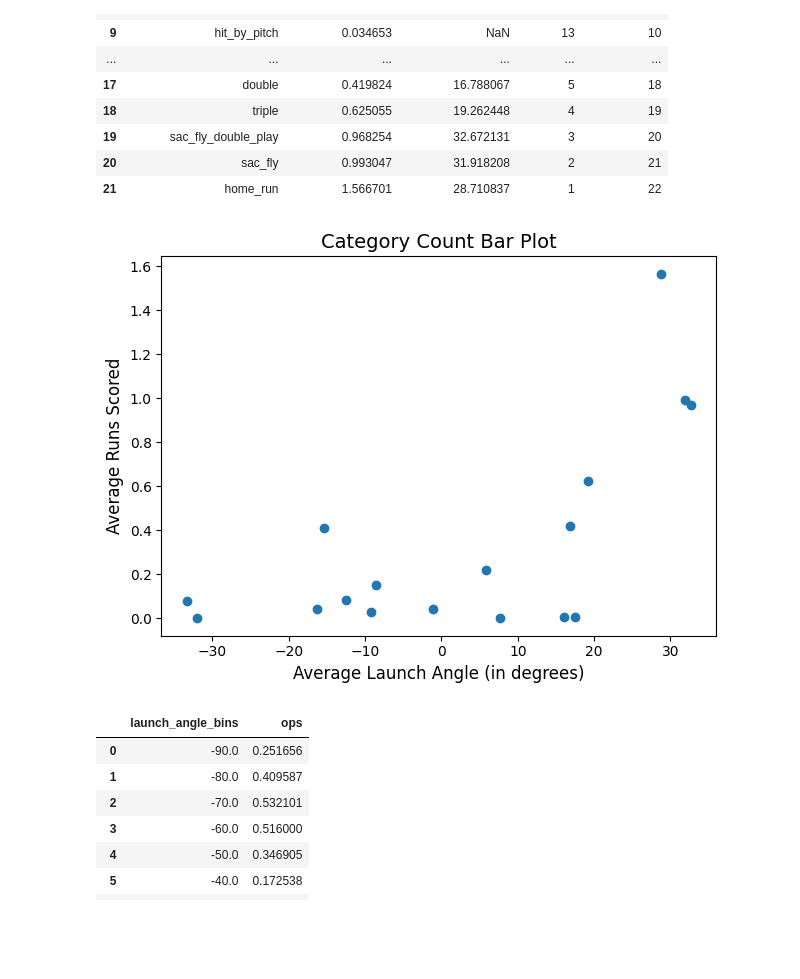
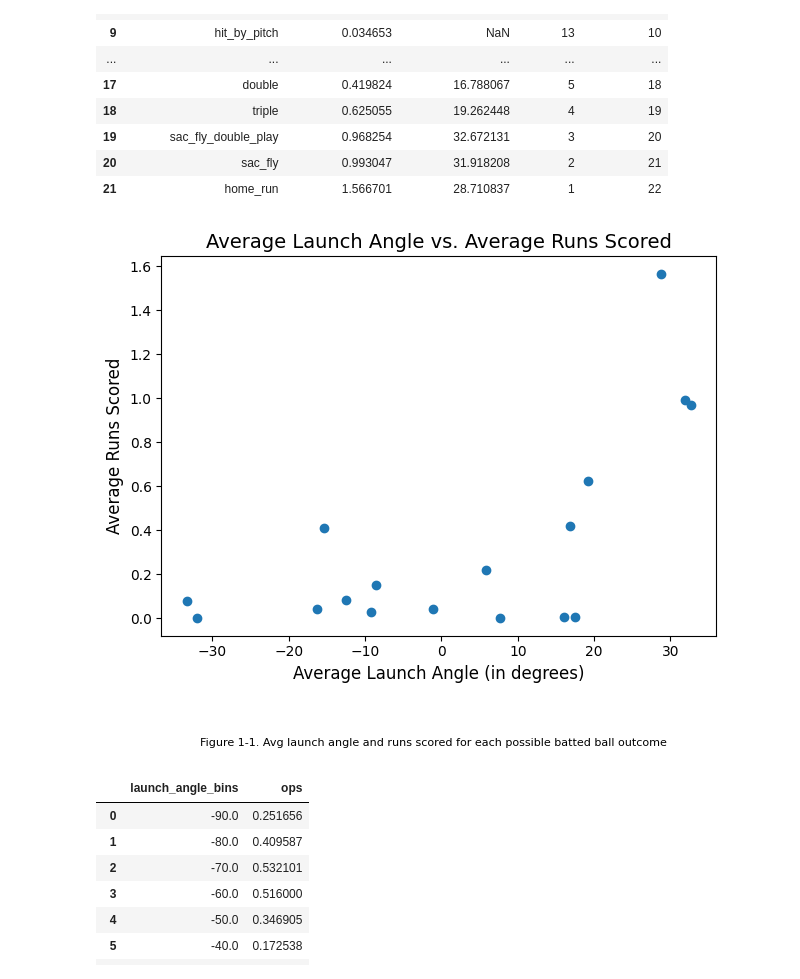
Before and after one commit to gabrielriedel/Analysis-Projects, a Jupyter notebook: Week 9/analysis9.ipynb, the cells around one changed output. Saved outputs shown, nothing was run; the diff lists cells and outputs as text; code cells hidden in the pictures; blank space fills up the shorter version.

```diff
--- a/Week 9/analysis9.ipynb
+++ b/Week 9/analysis9.ipynb
@@ -151,7 +101,7 @@ plt.show()
 # %% [output]
 [figure]
 # %%
-result2 = db.query(f"""SELECT events, AVG(runs_scored) as avg_runs_scored, AVG(launch_angle) as avg_launch_angle,
+result3 = db.query(f"""SELECT events, AVG(runs_scored) as avg_runs_scored, AVG(launch_angle) as avg_launch_angle,
                         RANK() OVER (ORDER BY avg_runs_scored DESC) AS top_rank,
                         RANK() OVER (ORDER BY avg_runs_scored ASC) AS bottom_rank
                    FROM
@@ -166,8 +116,8 @@ result2 = db.query(f"""SELECT events, AVG(runs_scored) as avg_runs_scored, AVG(l
                     WHERE events IS NOT NULL
                     GROUP BY events;""")
 
-df2 = result2.to_df()
-df2
+df3 = result3.to_df()
+df3
 # %% [output]
 |  | events | avg_runs_scored | avg_launch_angle | top_rank | bottom_rank |
 | 0 | triple_play | 0.000000 | 7.666667 | 21 | 1 |
@@ -189,22 +139,19 @@ df2
 # %%
 import matplotlib.pyplot as plt
 
-
-
-plt.scatter(df2['avg_launch_angle'], df2['avg_runs_scored'])
+plt.scatter(df3['avg_launch_angle'], df3['avg_runs_scored'])
 
 plt.xlabel('Average Launch Angle (in degrees)', fontsize=12)
 plt.ylabel('Average Runs Scored', fontsize=12)
-plt.title('Category Count Bar Plot', fontsize=14)
+plt.title('Average Launch Angle vs. Average Runs Scored', fontsize=14)
+plt.figtext(0.9, -0.1, "Figure 1-1. Avg launch angle and runs scored for each possible batted ball outcome", wrap=False, ha="right", fontsize=8)
 
 
-# Adjust layout to prevent label cutoff
 plt.tight_layout()
 
-# Show the plot
 plt.show()
 # %% [output]
-[figure, old version]
+[figure, new version]
 # %%
 result4 = db.query(f"""SELECT CAST(launch_angle_bins AS VARCHAR) AS launch_angle_bins, ops
                    FROM
```
Also changed, not shown: parts of 13 cells of this notebook.
